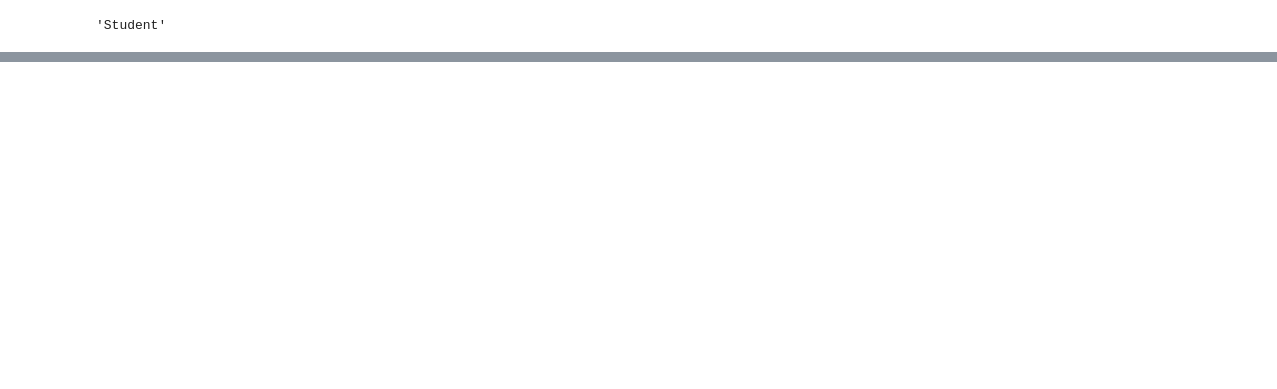
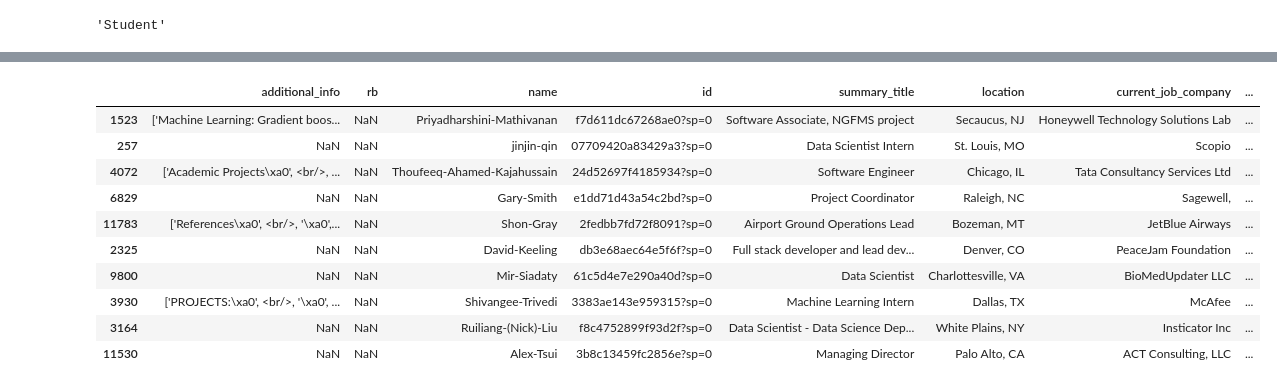
Before and after one commit to devm2024/resume_analyser, a Jupyter notebook: data_cleaning.ipynb, the cells around one changed output, grey strips where cells are left out. Saved outputs shown, nothing was run; the diff lists cells and outputs as text; code cells hidden in the pictures; blank space fills up the shorter version.

```diff
--- a/data_cleaning.ipynb
+++ b/data_cleaning.ipynb
@@ -234,0 +477,14 @@ ldamodel.get_document_topics(dictionary.doc2bow(data.prev_job_desc_clean.iloc[2]
+# %%
+dedup_data.sample(10)
+# %% [output]
+|  | additional_info | rb | name | id | summary_title | location | current_job_company | ... |
+| 1523 | ['Machine Learning: Gradient boos... | NaN | Priyadharshini-Mathivanan | f7d611dc67268ae0?sp=0 | Software Associate, NGFMS project | Secaucus, NJ | Honeywell Technology Solutions Lab | ... |
+| 257 | NaN | NaN | jinjin-qin | 07709420a83429a3?sp=0 | Data Scientist Intern | St. Louis, MO | Scopio | ... |
+| 4072 | ['Academic Projects\xa0', <br/>, ... | NaN | Thoufeeq-Ahamed-Kajahussain | 24d52697f4185934?sp=0 | Software Engineer | Chicago, IL | Tata Consultancy Services Ltd | ... |
+| 6829 | NaN | NaN | Gary-Smith | e1dd71d43a54c2bd?sp=0 | Project Coordinator | Raleigh, NC | Sagewell, | ... |
+| 11783 | ['References\xa0', <br/>, '\xa0',... | NaN | Shon-Gray | 2fedbb7fd72f8091?sp=0 | Airport Ground Operations Lead | Bozeman, MT | JetBlue Airways | ... |
+| 2325 | NaN | NaN | David-Keeling | db3e68aec64e5f6f?sp=0 | Full stack developer and lead dev... | Denver, CO | PeaceJam Foundation | ... |
+| 9800 | NaN | NaN | Mir-Siadaty | 61c5d4e7e290a40d?sp=0 | Data Scientist | Charlottesville, VA | BioMedUpdater LLC | ... |
+| 3930 | ['PROJECTS:\xa0', <br/>, '\xa0', ... | NaN | Shivangee-Trivedi | 3383ae143e959315?sp=0 | Machine Learning Intern | Dallas, TX | McAfee | ... |
+| 3164 | NaN | NaN | Ruiliang-(Nick)-Liu | f8c4752899f93d2f?sp=0 | Data Scientist - Data Science Dep... | White Plains, NY | Insticator Inc | ... |
+| 11530 | NaN | NaN | Alex-Tsui | 3b8c13459fc2856e?sp=0 | Managing Director | Palo Alto, CA | ACT Consulting, LLC | ... |
```
Also changed, not shown: parts of 37 cells of this notebook, 3 other files.
